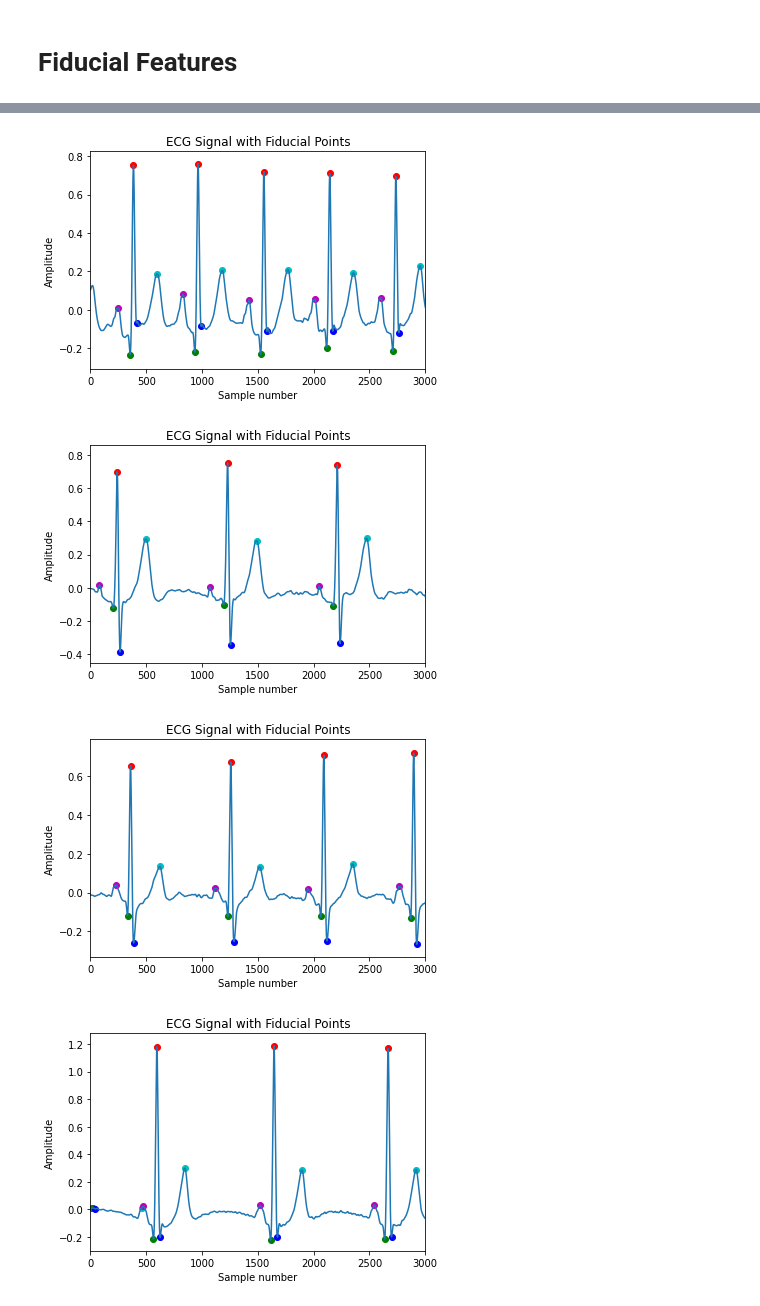
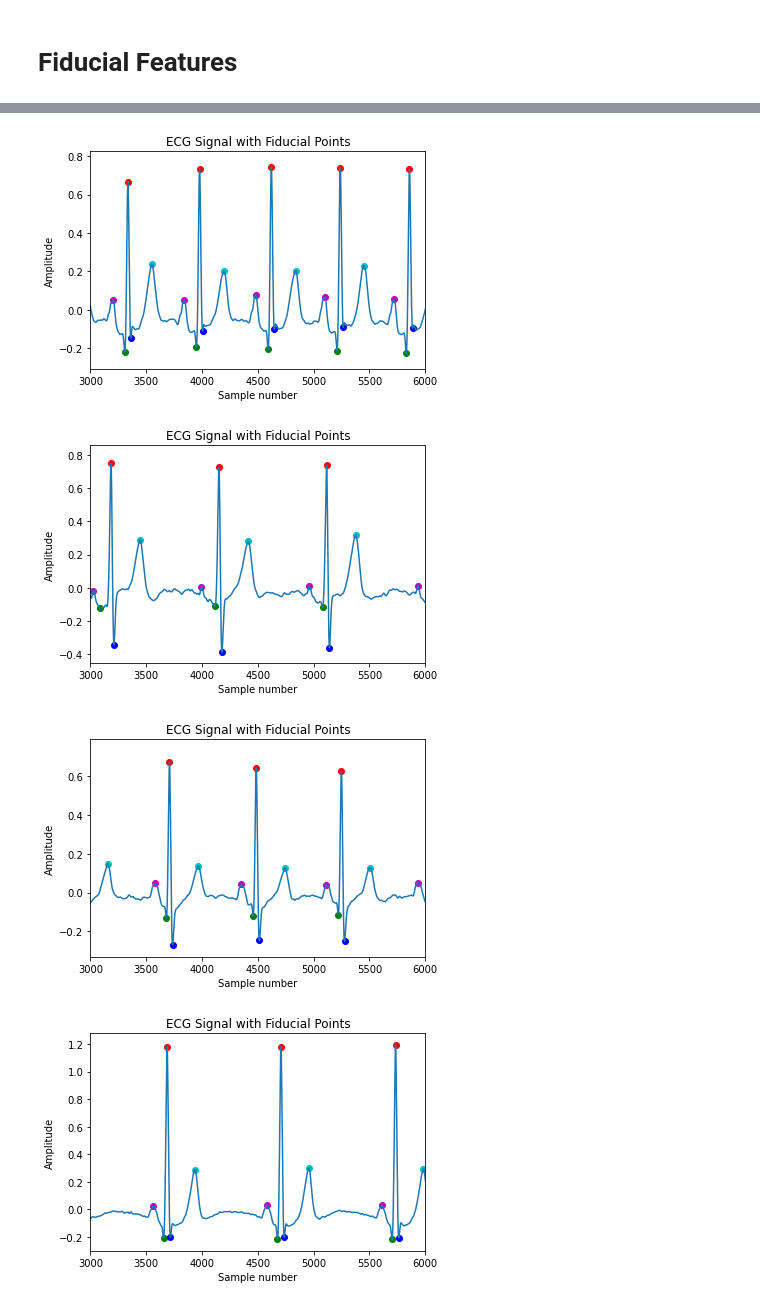
Before and after one commit to AKSYOA/ECG-Based-Authentication, a Jupyter notebook: HCI - Project test.ipynb, the cells around one changed output, grey strips where cells are left out. Cells and saved outputs as stored; diff of their text form; code cells hidden in the pictures.

```diff
--- a/HCI - Project test.ipynb
+++ b/HCI - Project test.ipynb
@@ -76,23 +83,19 @@ plt.show()
 # %% [markdown]
 ### bandpass filter
 # %%
-import matplotlib.pyplot as plt
-import numpy as np
-from scipy.signal import butter, filtfilt, find_peaks
-
 filtered_signals = []
 
 # Define bandpass filter parameters
-lowcut = 1.0
-highcut = 40.0
+low_cut = 1.0
+high_cut = 40.0
 order = 2
 
 # Apply bandpass filter to the signal
 for i in range(4):
     fs = ecg_fields[i]['fs']
     nyq = 0.5 * fs
-    low = lowcut / nyq
-    high = highcut / nyq
+    low = low_cut / nyq
+    high = high_cut / nyq
     b, a = butter(order, [low, high], btype='band')
     filtered = filtfilt(b, a, ecg_signals[i][:, 0])
     filtered_signals.append(filtered)
@@ -228,14 +220,11 @@ segs = np.squeeze(segs)
 
 segment_class = np.array(segment_class)
 # %%
-from pywt import wavedec
-import pywt
-
 features2 = []
 
 for i in range(len(segs)):
-    coeffs = pywt.wavedec(segs[i], 'db4', level = 4)
-    features2.append(coeffs[0])
+    coffs = pywt.wavedec(segs[i], 'db4', level = 4)
+    features2.append(coffs[0])
 print(len(features2))
 print(len(features2[0]))
 print(features2[0])
@@ -415,23 +384,19 @@ Please also refer to the documentation for alternative solver options:
 # %%
 for i in range(4):
     plt.plot(filtered_signals[i])
     plt.scatter(R_indices[i], filtered_signals[i][R_indices[i]], c='r')
     plt.scatter(Q_indices[i], filtered_signals[i][Q_indices[i]], c='g')
     plt.scatter(S_indices[i], filtered_signals[i][S_indices[i]], c='b')
     plt.scatter(T_indices[i], filtered_signals[i][T_indices[i]], c='c')
     plt.scatter(P_indices[i], filtered_signals[i][P_indices[i]], c='m')
 
-
-
-
-
     plt.xlabel('Sample number')
     plt.ylabel('Amplitude')
-    plt.xlim(0, 3000)
+    plt.xlim(3000, 6000)
     plt.title('ECG Signal with Fiducial Points')
     plt.show()
 # %% [output]
-[figure, old version]
+[figure, new version]
-[figure, old version]
+[figure, new version]
-[figure, old version]
+[figure, new version]
-[figure, old version]
+[figure, new version]
```
Also changed, not shown: parts of 17 cells of this notebook, 2 other files.
